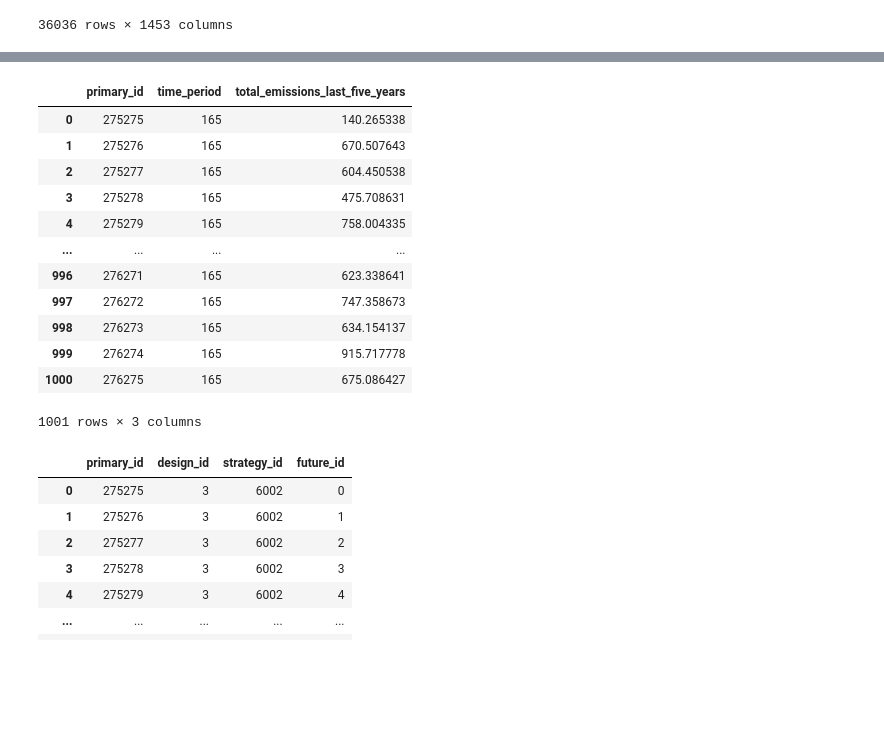
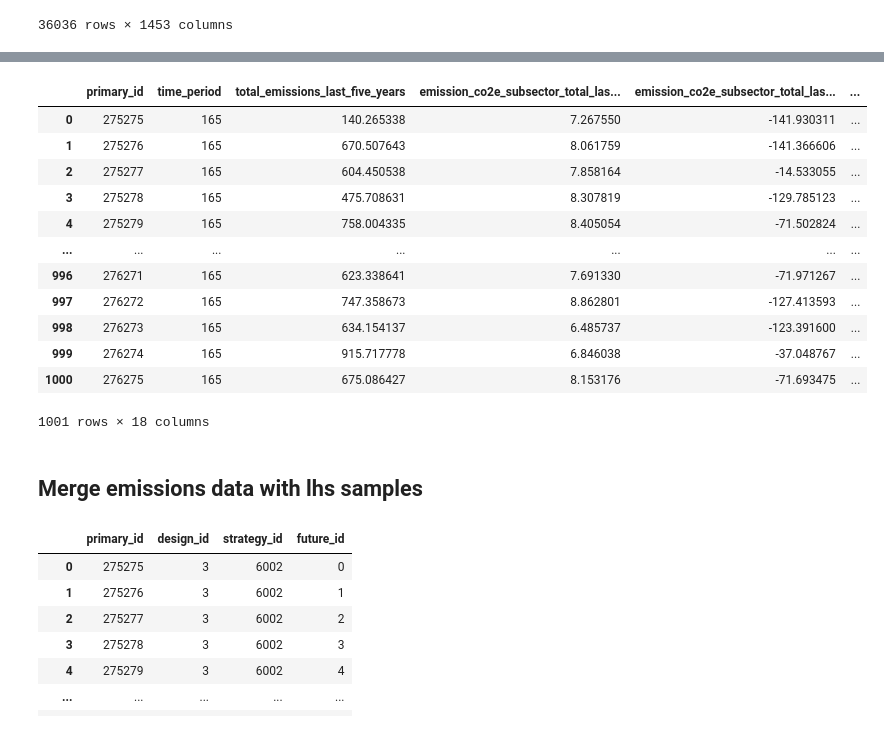
Before and after one commit to sisepuede-framework/ssp_metamodel, a Jupyter notebook: notebooks/etl.ipynb, the cells around one changed output, grey strips where cells are left out. Cells and saved outputs as stored; diff of their text form; code cells hidden in the pictures; blank space fills up the shorter version.

```diff
--- a/notebooks/etl.ipynb
+++ b/notebooks/etl.ipynb
@@ -68,10 +89,8 @@ la_emissions_df
 # %%
-subsector_totals_cols = [col for col in la_emissions_df.columns if "emission_co2e_subsector_total" in col]
-
 # Calculate total_emissions
 la_emissions_df["total_emissions"] = la_emissions_df[subsector_totals_cols].sum(axis=1)
 
-cols_to_keep = ["primary_id", "time_period", "total_emissions"]
+cols_to_keep = ["primary_id", "time_period", "total_emissions"] + subsector_totals_cols
 
 la_emissions_df = la_emissions_df[cols_to_keep]
 
@@ -93,28 +125,32 @@ la_emissions_df
 # %%
-# Filter out rows with time_period <= 30
-la_emissions_df = la_emissions_df[la_emissions_df["time_period"] > 30]
-
 # aggregate data by primary_id and region by summing the emissions
 la_emissions_df_agg = la_emissions_df.groupby(["primary_id"]).sum().reset_index()
 
 # Rename the total_emissions column to total_emissions_last_five_years
 la_emissions_df_agg.rename(columns={"total_emissions": "total_emissions_last_five_years"}, inplace=True)
 
+# Rename all the cols that start with emission_co2e_subsector_total to have a suffix of _last_five_years
+for col in subsector_totals_cols:
+    new_col_name = col.replace("emission_co2e_subsector_total", "emission_co2e_subsector_total_last_five_years")
+    la_emissions_df_agg.rename(columns={col: new_col_name}, inplace=True)
+
 la_emissions_df_agg
 # %% [output]
-|  | primary_id | time_period | total_emissions_last_five_years |
-| 0 | 275275 | 165 | 140.265338 |
-| 1 | 275276 | 165 | 670.507643 |
-| 2 | 275277 | 165 | 604.450538 |
-| 3 | 275278 | 165 | 475.708631 |
-| 4 | 275279 | 165 | 758.004335 |
-| ... | ... | ... | ... |
-| 996 | 276271 | 165 | 623.338641 |
-| 997 | 276272 | 165 | 747.358673 |
-| 998 | 276273 | 165 | 634.154137 |
-| 999 | 276274 | 165 | 915.717778 |
-| 1000 | 276275 | 165 | 675.086427 |
+|  | primary_id | time_period | total_emissions_last_five_years | emission_co2e_subsector_total_las... | emission_co2e_subsector_total_las... | ... |
+| 0 | 275275 | 165 | 140.265338 | 7.267550 | -141.930311 | ... |
+| 1 | 275276 | 165 | 670.507643 | 8.061759 | -141.366606 | ... |
+| 2 | 275277 | 165 | 604.450538 | 7.858164 | -14.533055 | ... |
+| 3 | 275278 | 165 | 475.708631 | 8.307819 | -129.785123 | ... |
+| 4 | 275279 | 165 | 758.004335 | 8.405054 | -71.502824 | ... |
+| ... | ... | ... | ... | ... | ... | ... |
+| 996 | 276271 | 165 | 623.338641 | 7.691330 | -71.971267 | ... |
+| 997 | 276272 | 165 | 747.358673 | 8.862801 | -127.413593 | ... |
+| 998 | 276273 | 165 | 634.154137 | 6.485737 | -123.391600 | ... |
+| 999 | 276274 | 165 | 915.717778 | 6.846038 | -37.048767 | ... |
+| 1000 | 276275 | 165 | 675.086427 | 8.153176 | -71.693475 | ... |
-1001 rows × 3 columns
+1001 rows × 18 columns
+# %% [markdown]
+## Merge emissions data with lhs samples
 # %%
 attr_primary_df = pd.read_csv(os.path.join(SIMULATION_DIR_PATH, "ATTRIBUTE_PRIMARY.csv"))
 attr_primary_df
```
Also changed, not shown: parts of 11 cells of this notebook, 1 other file.
